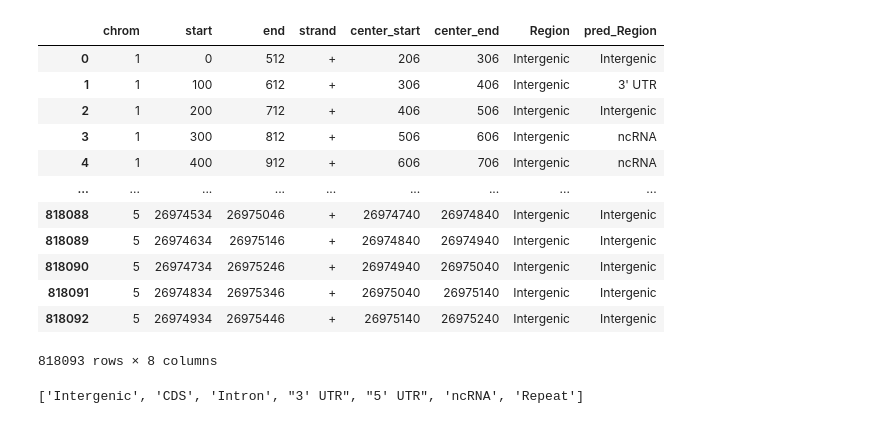
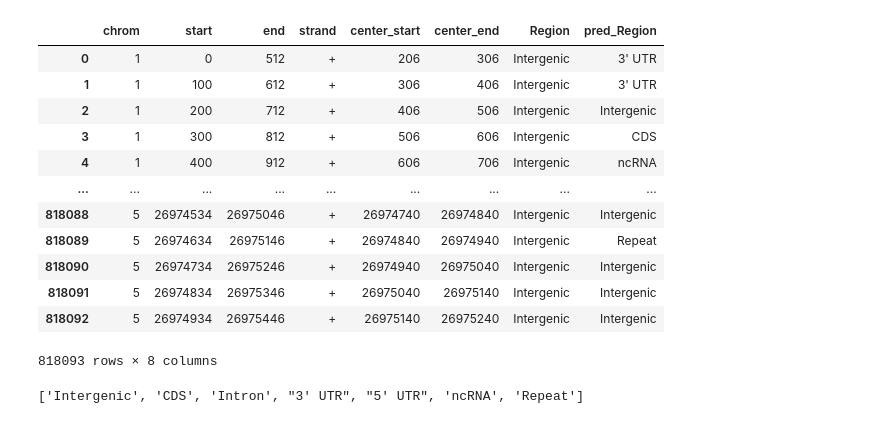
Before and after one commit to songlab-cal/gpn, a Jupyter notebook: analysis/arabidopsis/embedding_classification.ipynb, the cells around one changed output. Drawn from its saved outputs; the diff is of its cells as text; code cells hidden in the pictures.

```diff
--- a/analysis/arabidopsis/embedding_classification.ipynb
+++ b/analysis/arabidopsis/embedding_classification.ipynb
@@ -6,32 +6,32 @@ from pathlib import Path
 import seaborn as sns
 from sklearn.metrics import ConfusionMatrixDisplay
 # %%
-MODEL = "gonzalobenegas/gpn-brassicales"
-#MODEL = "kmers_3"
+#MODEL = "gonzalobenegas/gpn-brassicales"
+MODEL = "kmers_6"
 
 d = Path("output/embedding")
 windows = pd.read_parquet(d / "windows.parquet")
 windows["pred_Region"] = pd.read_parquet(d / "classification" / f"{MODEL}.parquet").pred_Region.values
 region_renaming = {
     "intergenic": "Intergenic",
     "intron": "Intron",
     "ncRNA_gene": "ncRNA",
     "five_prime_UTR": "5' UTR",
     "three_prime_UTR": "3' UTR",
 }
 windows.Region = windows.Region.replace(region_renaming)
 windows.pred_Region = windows.pred_Region.replace(region_renaming)
 windows
 # %% [output]
 |  | chrom | start | end | strand | center_start | center_end | Region | pred_Region |
-| 0 | 1 | 0 | 512 | + | 206 | 306 | Intergenic | Intergenic |
+| 0 | 1 | 0 | 512 | + | 206 | 306 | Intergenic | 3' UTR |
 | 1 | 1 | 100 | 612 | + | 306 | 406 | Intergenic | 3' UTR |
 | 2 | 1 | 200 | 712 | + | 406 | 506 | Intergenic | Intergenic |
-| 3 | 1 | 300 | 812 | + | 506 | 606 | Intergenic | ncRNA |
+| 3 | 1 | 300 | 812 | + | 506 | 606 | Intergenic | CDS |
 | 4 | 1 | 400 | 912 | + | 606 | 706 | Intergenic | ncRNA |
 | ... | ... | ... | ... | ... | ... | ... | ... | ... |
 | 818088 | 5 | 26974534 | 26975046 | + | 26974740 | 26974840 | Intergenic | Intergenic |
-| 818089 | 5 | 26974634 | 26975146 | + | 26974840 | 26974940 | Intergenic | Intergenic |
+| 818089 | 5 | 26974634 | 26975146 | + | 26974840 | 26974940 | Intergenic | Repeat |
 | 818090 | 5 | 26974734 | 26975246 | + | 26974940 | 26975040 | Intergenic | Intergenic |
 | 818091 | 5 | 26974834 | 26975346 | + | 26975040 | 26975140 | Intergenic | Intergenic |
 | 818092 | 5 | 26974934 | 26975446 | + | 26975140 | 26975240 | Intergenic | Intergenic |
```
Also changed, not shown: parts of 1 cell of this notebook, 1 other file.
